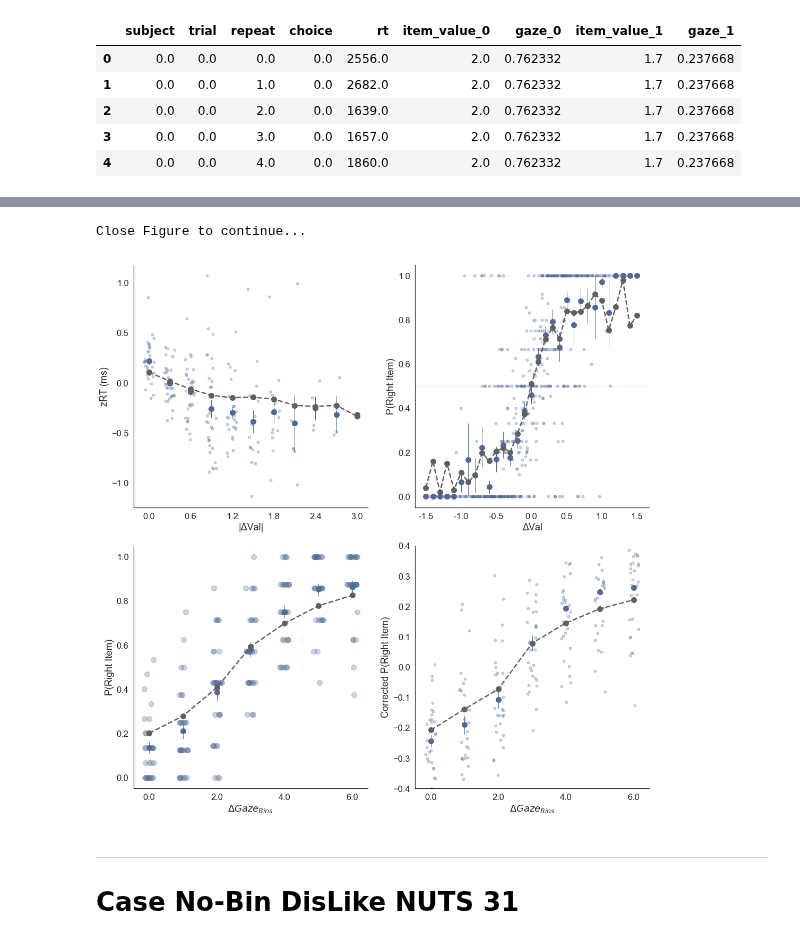
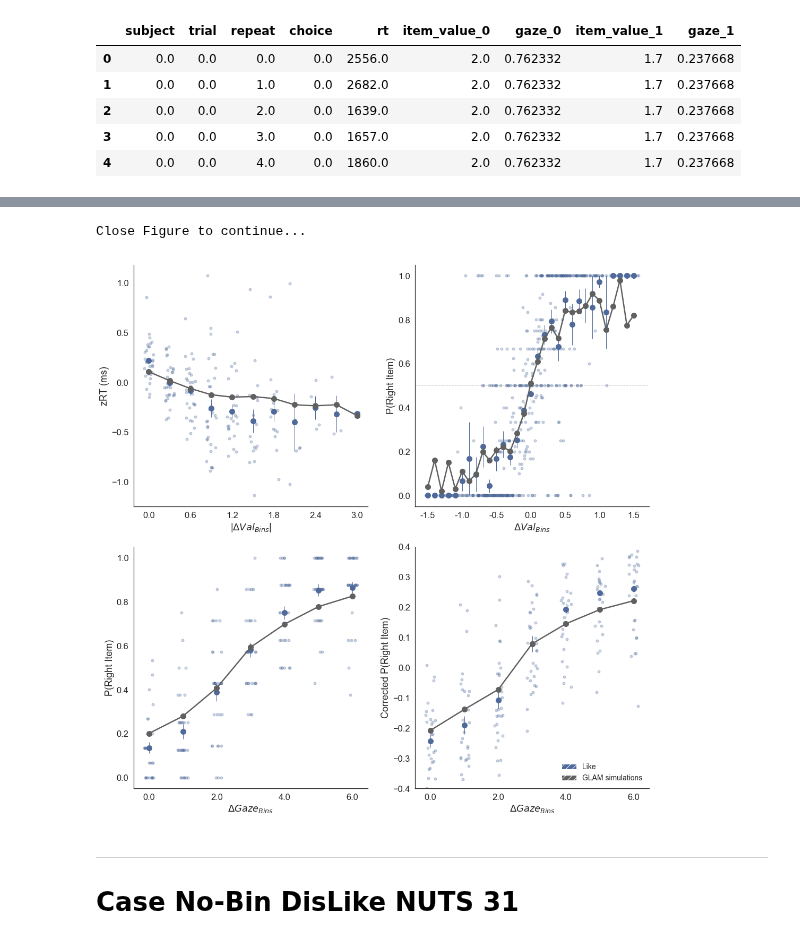
Before and after one commit to pradysepulveda/glamDDM_FF2018, a Jupyter notebook: individual_PrettyPlotsGLAM.ipynb, the cells around one changed output, grey strips where cells are left out. Drawn from its saved outputs; the diff is of its cells as text; code cells hidden in the pictures.

```diff
--- a/individual_PrettyPlotsGLAM.ipynb
+++ b/individual_PrettyPlotsGLAM.ipynb
@@ -111,12 +85,12 @@ Replaced attached data (1860 trials) with new data (1860 trials)...
 # %%
 print('Close Figure to continue...')
-glam.plot_fit(test_data, [glam_full.prediction], color_data = '#4F6A9A');
-#glam.plot_fit(test_dat|a, [glam_full.prediction,glam_nobias.prediction], color_data = '#4F6A9A' );
+glam.plots_pretty_GLAM.plot_fit(test_data, [glam_full.prediction], color_data = '#4F6A9A',label1 = 'Like', label2 = 'GLAM simulations');
+plt.savefig(str('SavedFigures/FF2018GLAM_simulations_Like.png'), dpi = 200 )
 plt.show()
 # Shown dots containing the mean observed for that segment bin for those participants
 # %% [output]
 Close Figure to continue...
-[figure, old version]
+[figure, new version]
 # %%
 # Mode to update!!!!
 # %% [markdown]
```
Also changed, not shown: parts of 11 cells of this notebook, 28 other files.
